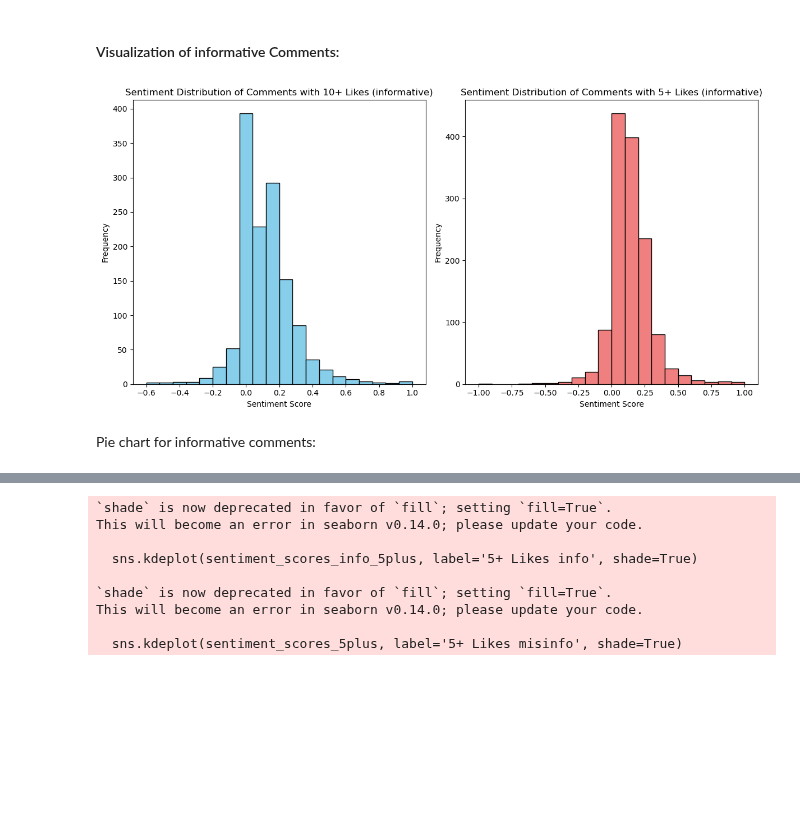
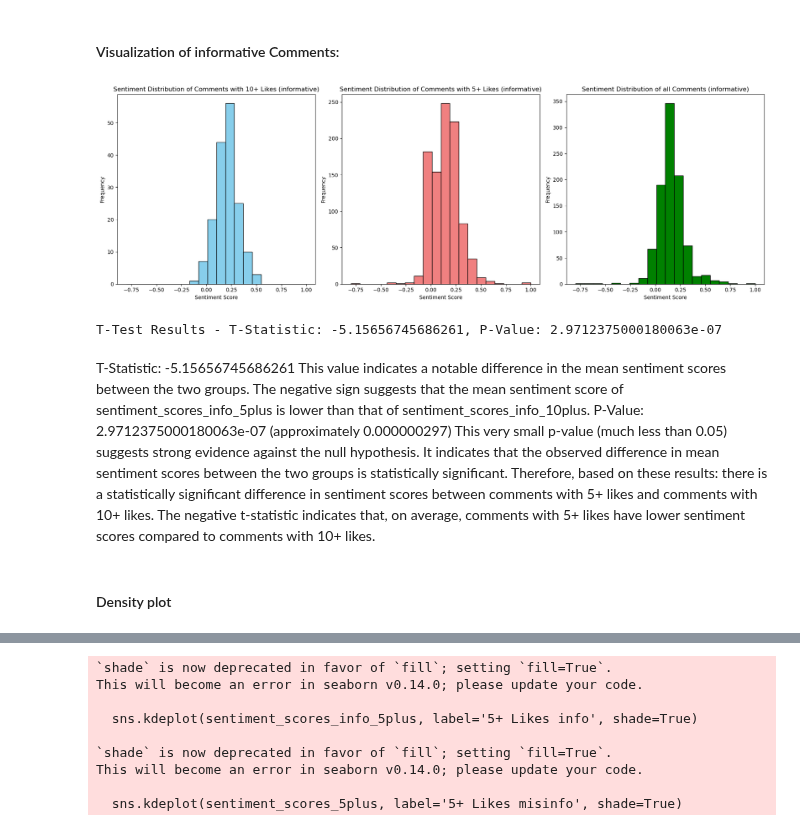
Before and after one commit to rileybaerg/TruthTube, a Jupyter notebook: commentLikeAnalysis-2.ipynb, the cells around one changed output, grey strips where cells are left out. Drawn from its saved outputs; the diff is of its cells as text; code cells hidden in the pictures; blank space fills up the shorter version.

Commit message:
format comment analysis file

```diff
--- a/commentLikeAnalysis-2.ipynb
+++ b/commentLikeAnalysis-2.ipynb
@@ -557,40 +497,65 @@ infocomments_df_10 = pd.read_csv('info_comments_10likes.csv', delimiter=",")
 # %%
 #comments with 10+likes
 infocomments_df_5 = pd.read_csv('info_comments_5.csv', delimiter=",")
+# %%
+#all informative comments
+infocomments_df_all= pd.read_csv('info_comments.csv', delimiter=",")
 # %%
 # comment preprocessing for informative comments
 infocomments_df_10['clean_comments'] = infocomments_df_10['comments'].str.lower().apply(preprocess_text)
 infocomments_df_5['clean_comments'] = infocomments_df_5['comments'].str.lower().apply(preprocess_text)
+infocomments_df_all['clean_comments'] = infocomments_df_all['comments'].apply(preprocess_text)
 # %% [markdown]
 #### Visualization of informative Comments:
 # %%
 # Apply the sentiment analysis function to current data frame
 infocomments_df_10['sentiment_score'] = infocomments_df_10['clean_comments'].apply(calculate_sentiment_score)
 infocomments_df_5['sentiment_score'] = infocomments_df_5['clean_comments'].apply(calculate_sentiment_score)
+infocomments_df_all['sentiment_score'] = infocomments_df_all['clean_comments'].apply(calculate_sentiment_score)
 # %%
-# Visualize the sentiment distribution using matplotlib
-# Create a figure and subplots with 1 row and 2 columns
-fig, axs = plt.subplots(1, 2, figsize=(12, 6))
+import matplotlib.pyplot as plt
+
+# Define common histogram parameters
+bins = 20
+color_10plus = 'skyblue'
+color_5plus = 'lightcoral'
+color_all = 'green'
+edgecolor = 'black'
+
+# Determine the common range of sentiment scores across all datasets
+min_score = min(infocomments_df_10['sentiment_score'].min(),
+                infocomments_df_5['sentiment_score'].min(),
+                infocomments_df_all['sentiment_score'].min())
+max_score = max(infocomments_df_10['sentiment_score'].max(),
+                infocomments_df_5['sentiment_score'].max(),
+                infocomments_df_all['sentiment_score'].max())
+
+# Create a figure and subplots with 1 row and 3 columns
+fig, axs = plt.subplots(1, 3, figsize=(18, 6))
 
 # Plot histogram for miscomments_df_10
-axs[0].hist(miscomments_df_10['sentiment_score'], bins=20, color='skyblue', edgecolor='black')
+axs[0].hist(infocomments_df_10['sentiment_score'], bins=bins, range=(min_score, max_score), color=color_10plus, edgecolor=edgecolor)
 axs[0].set_title('Sentiment Distribution of Comments with 10+ Likes (informative)')
 axs[0].set_xlabel('Sentiment Score')
 axs[0].set_ylabel('Frequency')
 
 # Plot histogram for miscomments_df_5
-axs[1].hist(miscomments_df_5['sentiment_score'], bins=20, color='lightcoral', edgecolor='black')
+axs[1].hist(infocomments_df_5['sentiment_score'], bins=bins, range=(min_score, max_score), color=color_5plus, edgecolor=edgecolor)
 axs[1].set_title('Sentiment Distribution of Comments with 5+ Likes (informative)')
 axs[1].set_xlabel('Sentiment Score')
 axs[1].set_ylabel('Frequency')
 
+# Plot histogram for miscomments_df_all
+axs[2].hist(infocomments_df_all['sentiment_score'], bins=bins, range=(min_score, max_score), color=color_all, edgecolor=edgecolor)
+axs[2].set_title('Sentiment Distribution of all Comments (informative)')
+axs[2].set_xlabel('Sentiment Score')
+axs[2].set_ylabel('Frequency')
+
 # Adjust layout and display the plot
 plt.tight_layout()
 plt.show()
 # %% [output]
-[figure, old version]
+[figure, new version]
-# %% [markdown]
-Pie chart for informative comments:
 # %%
 # sentiment score for 5+ likes and 10+ likes df
 sentiment_scores_info_5plus = infocomments_df_5['sentiment_score']
@@ -598,3 +564,25 @@ sentiment_scores__info_10plus = infocomments_df_10['sentiment_score']
+# %%
+from scipy.stats import ttest_ind
+
+# Perform t-test
+t_statistic, p_value = ttest_ind(sentiment_scores_info_5plus, sentiment_scores__info_10plus)
+
+# Print results
+print(f"T-Test Results - T-Statistic: {t_statistic}, P-Value: {p_value}")
+# %% [output]
+T-Test Results - T-Statistic: -5.15656745686261, P-Value: 2.9712375000180063e-07
+# %% [markdown]
+T-Statistic: -5.15656745686261
+This value indicates a notable difference in the mean sentiment scores between the two groups.
+The negative sign suggests that the mean sentiment score of sentiment_scores_info_5plus is lower than that of sentiment_scores_info_10plus.
+P-Value: 2.9712375000180063e-07 (approximately 0.000000297)
+This very small p-value (much less than 0.05) suggests strong evidence against the null hypothesis.
+It indicates that the observed difference in mean sentiment scores between the two groups is statistically significant.
+Therefore, based on these results:
+there is a statistically significant difference in sentiment scores between comments with 5+ likes and comments with 10+ likes.
+The negative t-statistic indicates that, on average, comments with 5+ likes have lower sentiment scores compared to comments with 10+ likes.
+# %% [markdown]
+#### Density plot
 # %%
 # Set up figure and axes for plotting
 plt.figure(figsize=(10, 6))
```
Also changed, not shown: parts of 19 cells of this notebook.
